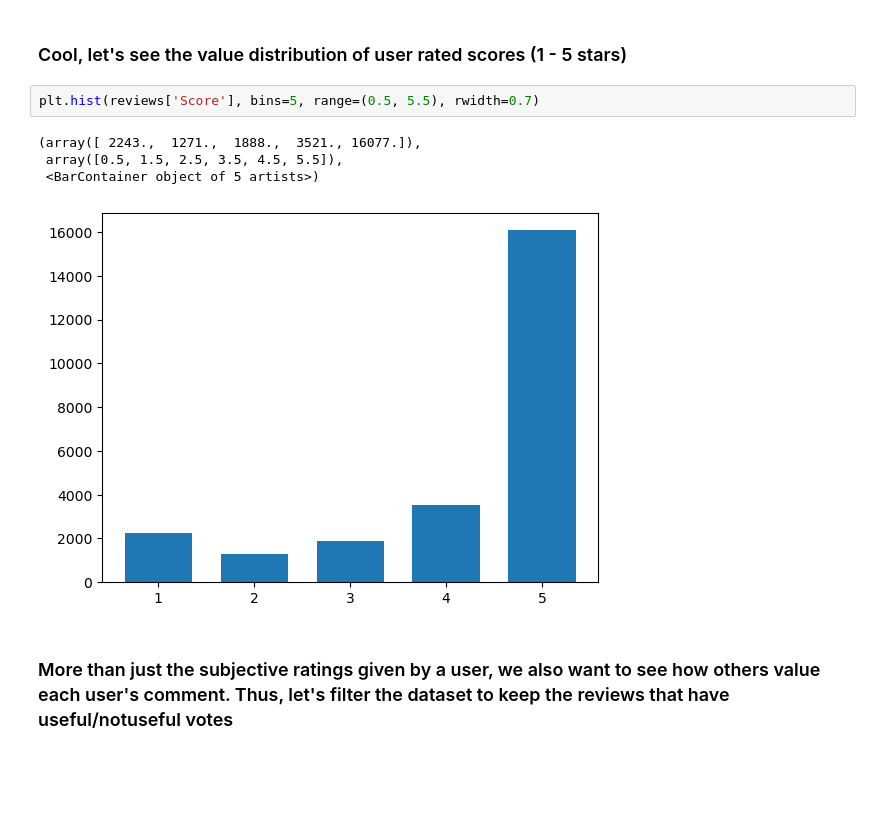
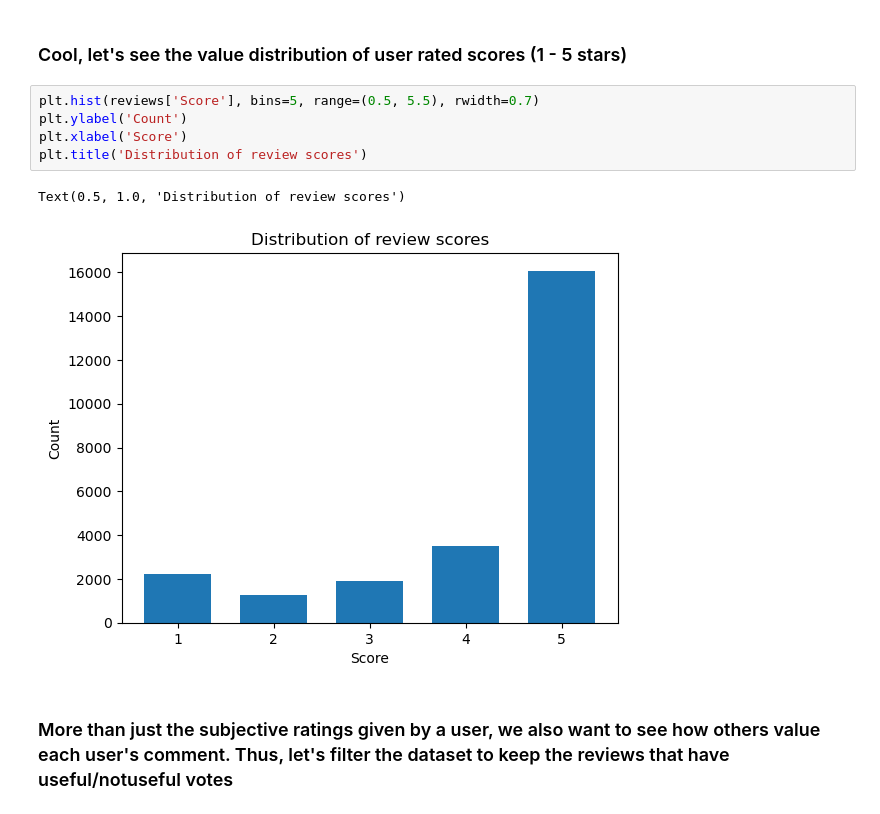
Before and after one commit to Caffretro/Comp7103_Assignment1_data_mining_and_NLP, a Jupyter notebook: data_visualization.ipynb, the cells around one changed output. Drawn from its saved outputs; the diff is of its cells as text; blank space fills up the shorter version.

Commit message:
merging other models, update visualization plots

```diff
--- a/data_visualization.ipynb
+++ b/data_visualization.ipynb
@@ -22,11 +22,12 @@ reviews.head()
 ### Cool, let's see the value distribution of user rated scores (1 - 5 stars)
 # %%
 plt.hist(reviews['Score'], bins=5, range=(0.5, 5.5), rwidth=0.7)
+plt.ylabel('Count')
+plt.xlabel('Score')
+plt.title('Distribution of review scores')
 # %% [output]
-(array([ 2243.,  1271.,  1888.,  3521., 16077.]),
- array([0.5, 1.5, 2.5, 3.5, 4.5, 5.5]),
- <BarContainer object of 5 artists>)
+Text(0.5, 1.0, 'Distribution of review scores')
-[figure, old version]
+[figure, new version]
 # %% [markdown]
 ### More than just the subjective ratings given by a user, we also want to see how others value each user's comment. Thus, let's filter the dataset to keep the reviews that have useful/notuseful votes
 # %%
```
Also changed, not shown: parts of 1 cell of this notebook, 3 other files.
